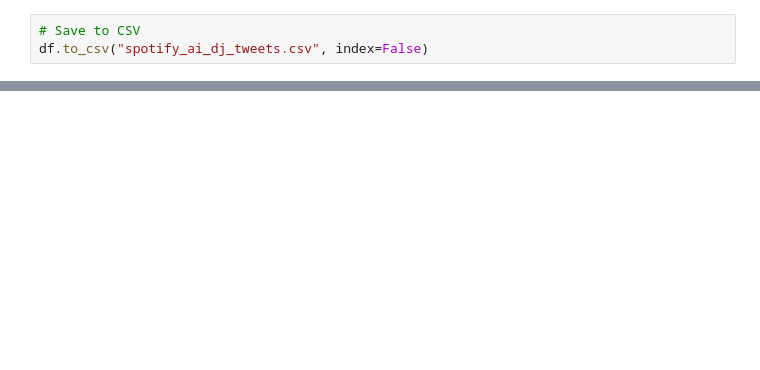
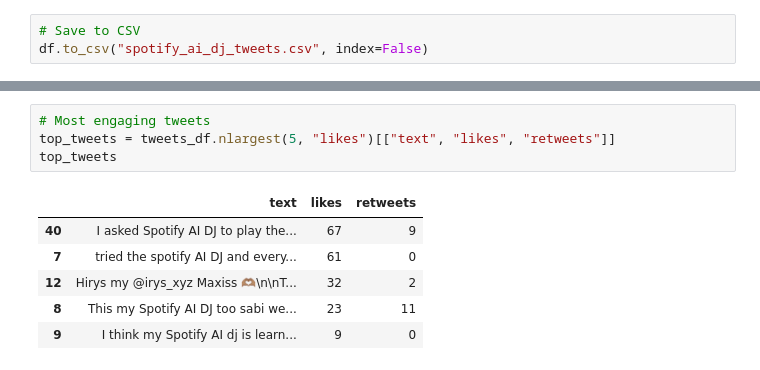
Before and after one commit to jpronier/spotify-data-project, a Jupyter notebook: 00_twitter_api.ipynb, the cells around one changed output, grey strips where cells are left out. Drawn from its saved outputs; the diff is of its cells as text; blank space fills up the shorter version.

```diff
--- a/00_twitter_api.ipynb
+++ b/00_twitter_api.ipynb
@@ -221,0 +266,11 @@ df_test.shape
+# %%
+# Most engaging tweets
+top_tweets = tweets_df.nlargest(5, "likes")[["text", "likes", "retweets"]]
+top_tweets
+# %% [output]
+|  | text | likes | retweets |
+| 40 | I asked Spotify AI DJ to play the... | 67 | 9 |
+| 7 | tried the spotify AI DJ and every... | 61 | 0 |
+| 12 | Hirys my @irys_xyz Maxiss 🫶🏽\n\nT... | 32 | 2 |
+| 8 | This my Spotify AI DJ too sabi we... | 23 | 11 |
+| 9 | I think my Spotify AI dj is learn... | 9 | 0 |
```
Also changed, not shown: parts of 15 cells of this notebook.
